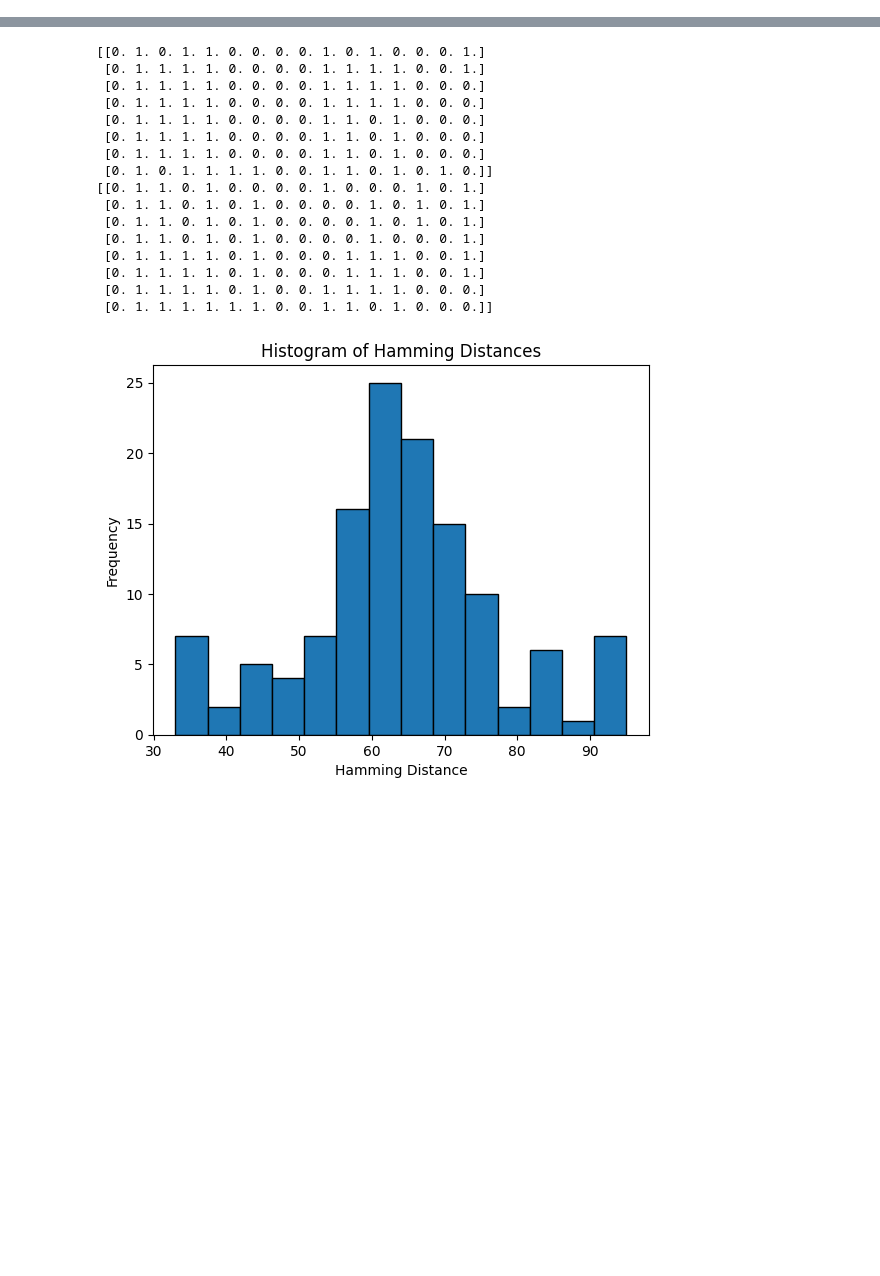
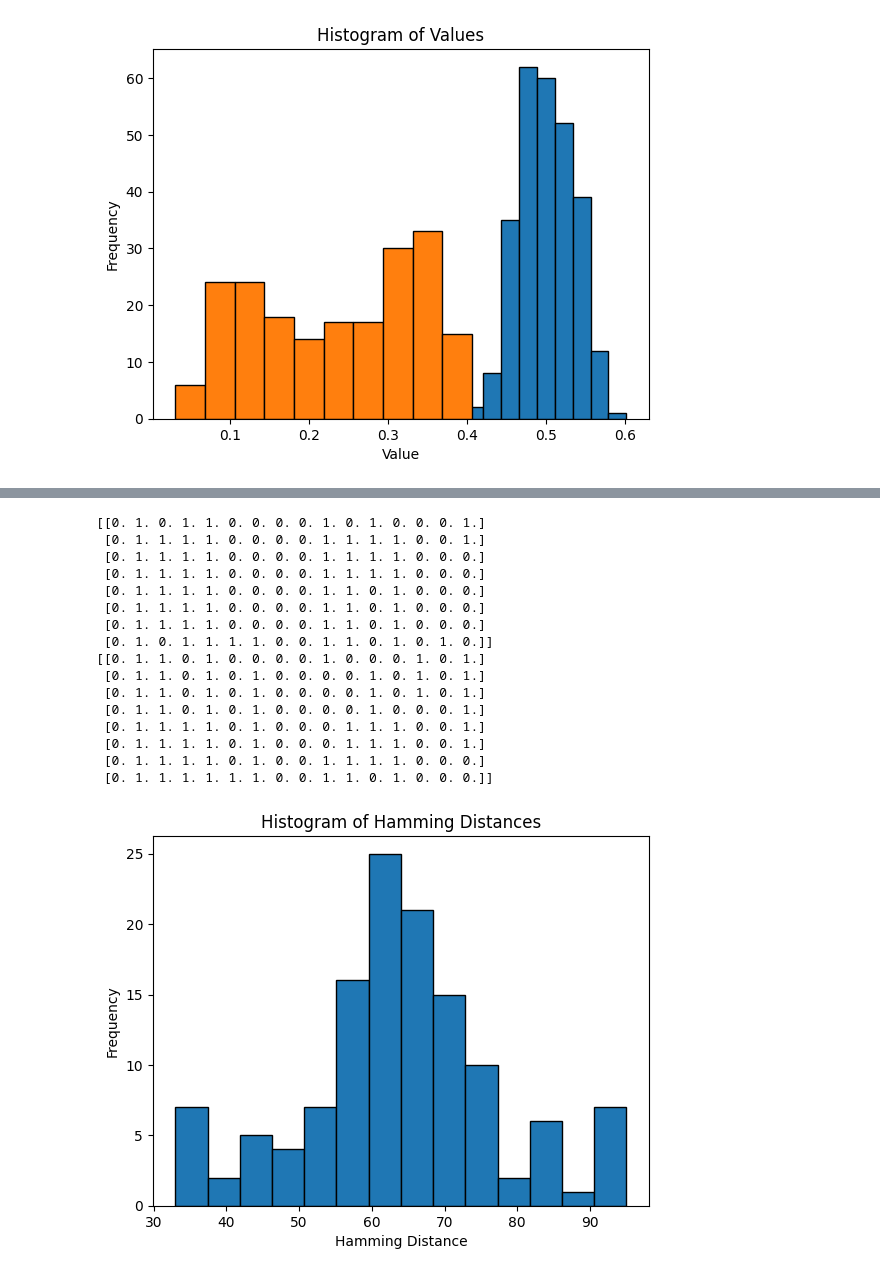
Before and after one commit to spjoliver/TMS016_DOG, a Jupyter notebook: IrisRecognition/matching.ipynb, the cells around one changed output, grey strips where cells are left out. Cells and saved outputs as stored; diff of their text form; code cells hidden in the pictures; blank space fills up the shorter version.

Commit message:
Compiled Hamming distances of all iris codes

```diff
--- a/IrisRecognition/matching.ipynb
+++ b/IrisRecognition/matching.ipynb
@@ -4,3 +4,99 @@ import cv2
 import matplotlib.pyplot as plt
 from matching import hamming_distance_absolute_flatten, shifted_hamming, shifted_hamming_all_values
 import os
+# %%
+import os
+import numpy as np
+
+# Specify the directory where the images are located
+directory = "iriscodes"
+
+baseline_made = 0
+
+all_values = []
+
+total_match = 0
+total_pred = 0
+
+random_array = np.random.randint(2, size=128)
+
+uncorrelated_values = []
+
+total_match = 0
+total_pred = 0
+
+for filename in os.listdir(directory):
+    if filename.endswith(".npy"):
+        filepath = os.path.join(directory, filename)
+        code2 = np.load(filepath)
+        ham_dist = hamming_distance_absolute_flatten(random_array, code2)
+
+        pred = ham_dist / (len(code2[0]) * len(code2))
+
+        uncorrelated_values.append(pred)
+
+
+print(uncorrelated_values[0])
+
+# Plotting the histogram
+plt.hist(uncorrelated_values, bins=10, edgecolor='black')
+
+
+# Loop from 1 to 79 for the 'Img' numbers
+for i in range(1, 80):
+    # Loop over 'L' and 'R'
+    for side in ['L', 'R']:
+        # Loop from 1 to 6 for the last number
+        baseline_made = 0
+        for j in range(1, 7):
+            # Construct the filename pattern
+            filename_pattern = f"Img_{str(i).zfill(3)}_{side}_{j}"
+
+
+            # Scan through all files in the directory
+            with os.scandir(directory) as entries:
+                for entry in entries:
+                    # Check if the filename starts with the specified pattern
+                    if entry.is_file() and entry.name.startswith(filename_pattern):
+                        filepath = os.path.join(directory, entry.name)
+
+                        if(baseline_made == 0):
+                            baseline_made = 1
+                            code1 = np.load(filepath)
+                            #print(filepath)
+                        else:
+                            code2 = np.load(filepath)
+                            ham_dist_all_rotations = shifted_hamming_all_values(code1, code2)
+
+                            best_ham_dist = min(ham_dist_all_rotations)
+
+                            #print(code2)
+
+                            pred = best_ham_dist / (len(code1[0]) * len(code1))
+
+                            all_values.append(pred)
+
+                            print(pred)
+
+                            total_pred = total_pred + pred
+
+                            matched = False
+
+                            if(pred < 0.34):
+                                matched = True
+                                total_match = total_match + 1
+
+
+
+print(all_values)
+
+print(np.mean(all_values))
+
+# Plotting the histogram
+plt.hist(all_values, bins=10, edgecolor='black', align='mid')
+
+# Adding labels and title
+plt.xlabel('Value')
+plt.ylabel('Frequency')
+plt.title('Histogram of Values')
+# %% [output]
@@ -7,3 +121,4 @@ import os
+[figure, added]
 # %%
 directory = 'iriscodes'
 
```
Also changed, not shown: parts of 2 cells of this notebook.
